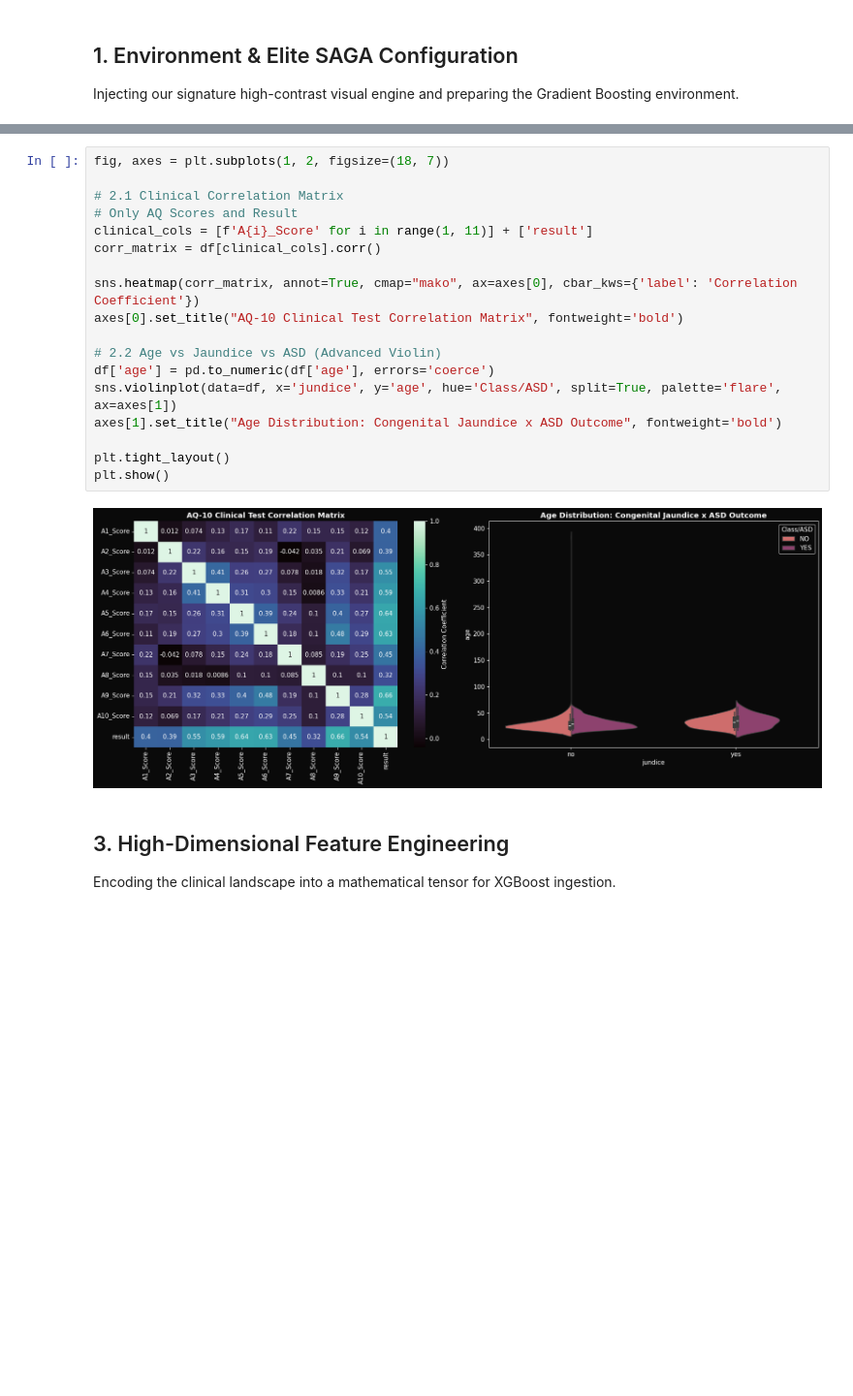
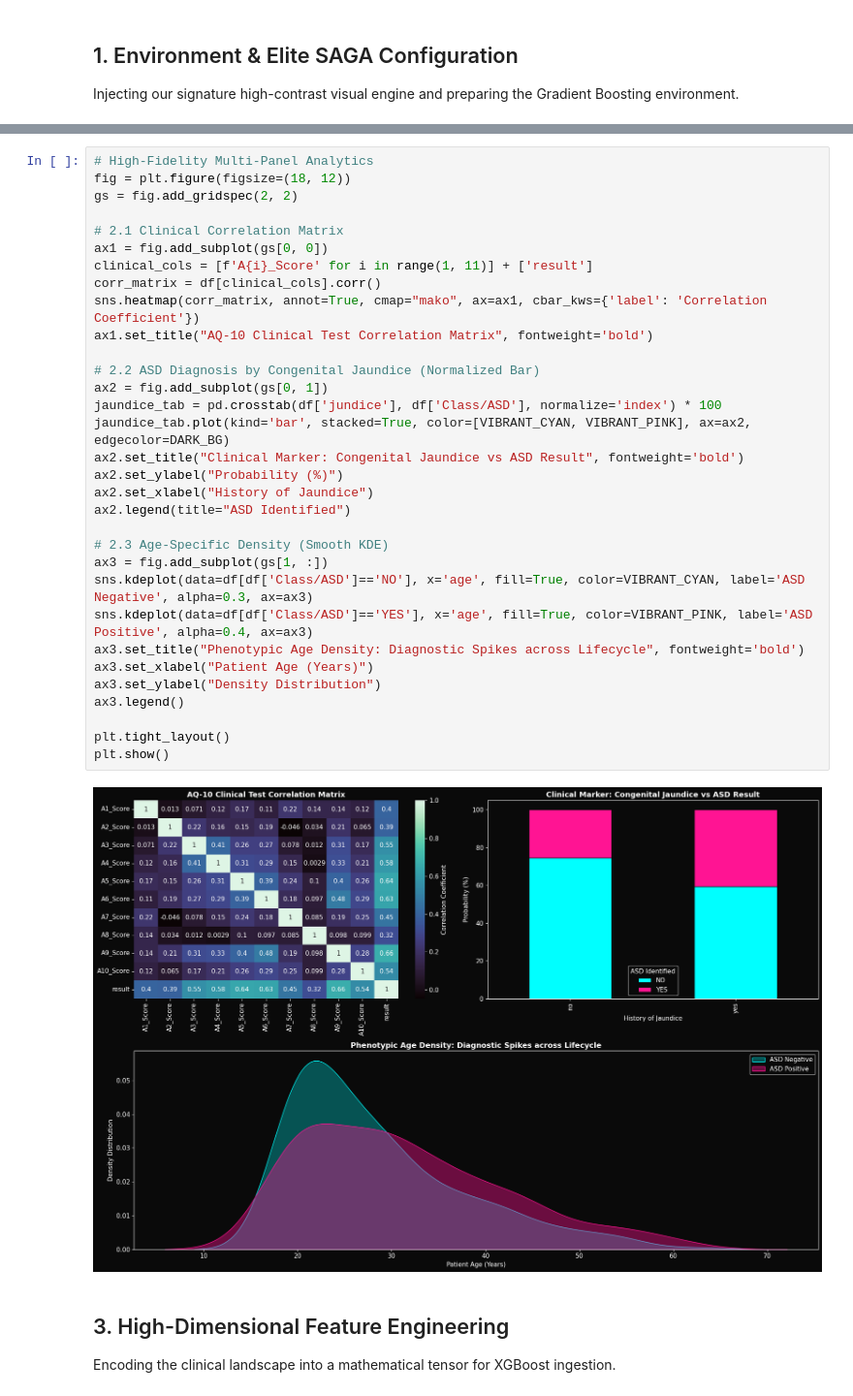
Before and after one commit to SmtTheSE/Kaggle_Analysis_SittMinThar, a Jupyter notebook: Predict Autism Spectrum Disorder/autism_prediction_elite_pipeline.ipynb, the cells around one changed output, grey strips where cells are left out. Shown at 97% size. Saved outputs shown, nothing was run; the diff lists cells and outputs as text; blank space fills up the shorter version.

```diff
--- a/Predict Autism Spectrum Disorder/autism_prediction_elite_pipeline.ipynb
+++ b/Predict Autism Spectrum Disorder/autism_prediction_elite_pipeline.ipynb
@@ -71,23 +76,37 @@ Exploring the inter-dependence of clinical questions and demographic indicators
-# %%
-fig, axes = plt.subplots(1, 2, figsize=(18, 7))
-
-# 2.1 Clinical Correlation Matrix
-# Only AQ Scores and Result
-clinical_cols = [f'A{i}_Score' for i in range(1, 11)] + ['result']
-corr_matrix = df[clinical_cols].corr()
-
-sns.heatmap(corr_matrix, annot=True, cmap="mako", ax=axes[0], cbar_kws={'label': 'Correlation Coefficient'})
-axes[0].set_title("AQ-10 Clinical Test Correlation Matrix", fontweight='bold')
-
-# 2.2 Age vs Jaundice vs ASD (Advanced Violin)
-df['age'] = pd.to_numeric(df['age'], errors='coerce')
-sns.violinplot(data=df, x='jundice', y='age', hue='Class/ASD', split=True, palette='flare', ax=axes[1])
-axes[1].set_title("Age Distribution: Congenital Jaundice x ASD Outcome", fontweight='bold')
-
-plt.tight_layout()
-plt.show()
-# %% [output]
-[figure, removed]
+# %%
+# High-Fidelity Multi-Panel Analytics
+fig = plt.figure(figsize=(18, 12))
+gs = fig.add_gridspec(2, 2)
+
+# 2.1 Clinical Correlation Matrix
+ax1 = fig.add_subplot(gs[0, 0])
+clinical_cols = [f'A{i}_Score' for i in range(1, 11)] + ['result']
+corr_matrix = df[clinical_cols].corr()
+sns.heatmap(corr_matrix, annot=True, cmap="mako", ax=ax1, cbar_kws={'label': 'Correlation Coefficient'})
+ax1.set_title("AQ-10 Clinical Test Correlation Matrix", fontweight='bold')
+
+# 2.2 ASD Diagnosis by Congenital Jaundice (Normalized Bar)
+ax2 = fig.add_subplot(gs[0, 1])
+jaundice_tab = pd.crosstab(df['jundice'], df['Class/ASD'], normalize='index') * 100
+jaundice_tab.plot(kind='bar', stacked=True, color=[VIBRANT_CYAN, VIBRANT_PINK], ax=ax2, edgecolor=DARK_BG)
+ax2.set_title("Clinical Marker: Congenital Jaundice vs ASD Result", fontweight='bold')
+ax2.set_ylabel("Probability (%)")
+ax2.set_xlabel("History of Jaundice")
+ax2.legend(title="ASD Identified")
+
+# 2.3 Age-Specific Density (Smooth KDE)
+ax3 = fig.add_subplot(gs[1, :])
+sns.kdeplot(data=df[df['Class/ASD']=='NO'], x='age', fill=True, color=VIBRANT_CYAN, label='ASD Negative', alpha=0.3, ax=ax3)
+sns.kdeplot(data=df[df['Class/ASD']=='YES'], x='age', fill=True, color=VIBRANT_PINK, label='ASD Positive', alpha=0.4, ax=ax3)
+ax3.set_title("Phenotypic Age Density: Diagnostic Spikes across Lifecycle", fontweight='bold')
+ax3.set_xlabel("Patient Age (Years)")
+ax3.set_ylabel("Density Distribution")
+ax3.legend()
+
+plt.tight_layout()
+plt.show()
+# %% [output]
+[figure, added]
 # %% [markdown]
 ## 3. High-Dimensional Feature Engineering
 Encoding the clinical landscape into a mathematical tensor for XGBoost ingestion.
```
Also changed, not shown: parts of 6 cells of this notebook, 1 other file.
